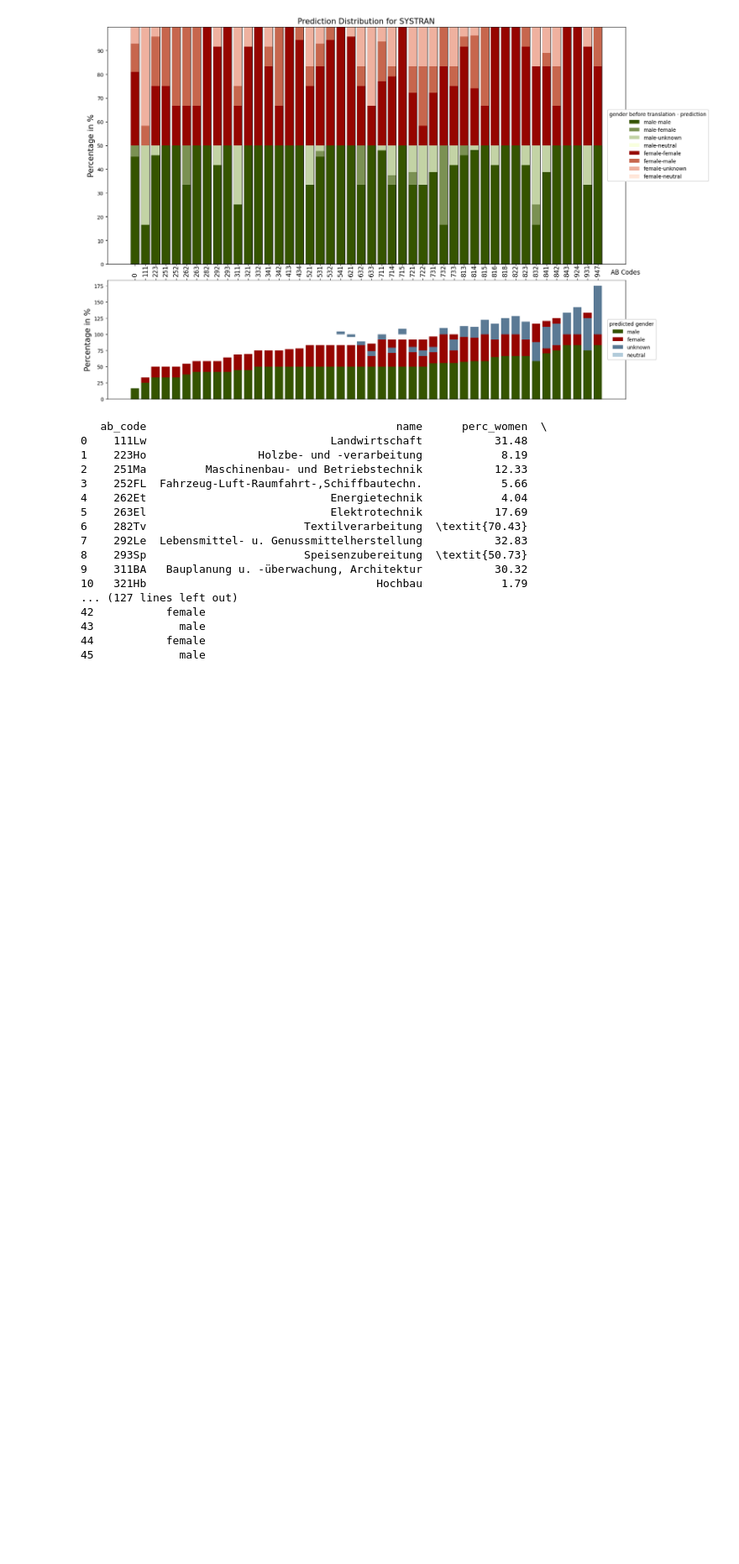
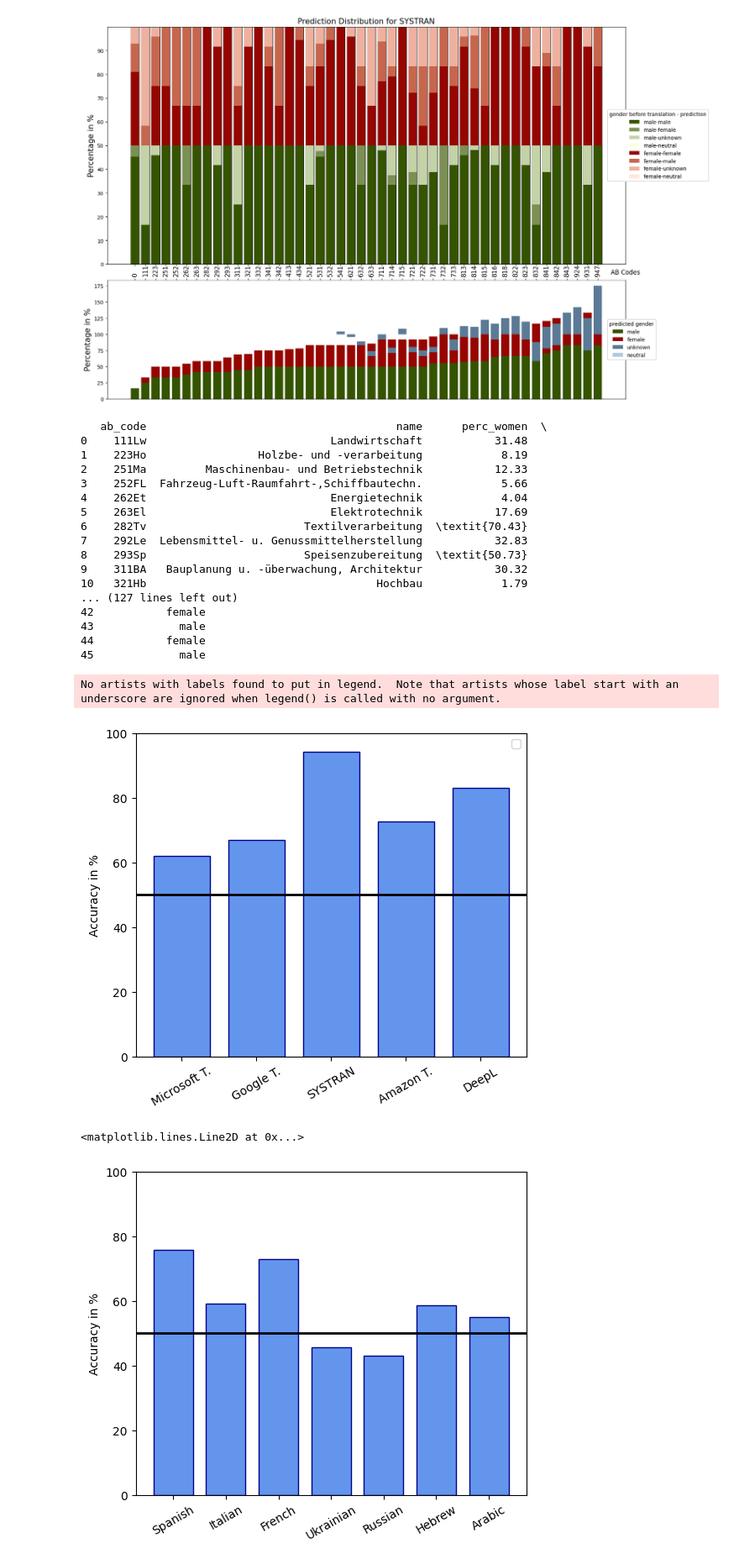
Before and after one commit to michellekappl/mt_gender_german, a Jupyter notebook: src/german/statistics/statistics.ipynb, the cells around one changed output. Shown at 84% size. Cells and saved outputs as stored; diff of their text form; code cells hidden in the pictures; blank space fills up the shorter version.

Commit message:
new stats

```diff
--- a/src/german/statistics/statistics.ipynb
+++ b/src/german/statistics/statistics.ipynb
@@ -13,7 +13,7 @@ def concat_stats(model, lang):
     pw = pd.read_csv(f'../data/human/{model}/{lang}/pro_wmt/{lang}.pred_stats.csv')
 
     stats = pd.DataFrame([n.mean(axis=0), a.mean(axis=0), p.mean(axis=0), aw.mean(axis=0), pw.mean(axis=0)])
-    acc_wo_unk = n.mean(axis=0)['acc'] * (n.mean(axis=0)['pred_m'] + n.mean(axis=0)['pred_f'] + n.mean(axis=0)['pred_n'])/ (n.mean(axis=0)['pred_m'] + n.mean(axis=0)['pred_f'] - n.mean(axis=0)['unk_m'] - n.mean(axis=0)['unk_f'] + n.mean(axis=0)['pred_n'])
+    f1wo_unk = n.mean(axis=0)['acc'] * (n.mean(axis=0)['pred_m'] + n.mean(axis=0)['pred_f'] + n.mean(axis=0)['pred_n'])/ (n.mean(axis=0)['pred_m'] + n.mean(axis=0)['pred_f'] - n.mean(axis=0)['unk_m'] - n.mean(axis=0)['unk_f'] + n.mean(axis=0)['pred_n'])
     new_row = [f'{model}_{lang}', n.mean(axis=0)['acc'], (n.mean(axis=0)['f1_m']-n.mean(axis=0)['f1_f']), (p.mean(axis=0)['acc']-a.mean(axis=0)['acc']), (pw.mean(axis=0)['acc']-aw.mean(axis=0)['acc']), ((n.mean(axis=0)['unk_f'] + n.mean(axis=0)['unk_m'])/288)*100, acc_wo_unk]
 
     stats.insert(0, 'stereotype', [f'{model}_{lang}', 'anti', 'pro', 'anti_wmt', 'pro_wmt'])
@@ -268,7 +268,7 @@ fig, ax1 = plt.subplots(1, figsize=(9,9))
 names = ['Microsoft Translator', 'Google Translate', 'SYSTRAN', 'Amazon Translate', 'DeepL']
 
 for i, mt in enumerate(['bing', 'google', 'systran', 'aws', 'deepl']):
-    df = pd.read_csv(f'../data/job_instances/pred_{mt}_job_stats.csv')
+    df = pd.read_csv(f'../statistics/job_instances/pred_{mt}_job_stats.csv')
     df.sort_values(by=['ab_code'], inplace=True)
 
     df['gold_male_perc'] = df['gold_male_perc'] - 50
@@ -337,7 +337,7 @@ fig.text(0.514, 0.3, 'Balanced\nGender Distribution', ha='center', va='center',
 
 
 ab_code_to_color = dict(zip(df['ab_code'], job_class_colors))
-stat = pd.read_csv('./job_data_arbeitsamt_.csv')
+stat = pd.read_csv('../job_data_arbeitsamt_with_short.csv')
 
 # Create legend handles and labels for each ab_code
 legend_handles = [plt.Line2D([0], [0], marker='o', color='w', label=stat.ab_code[i],
@@ -643,3 +644,65 @@ stat.to_latex('../data/job_stats_percdf.tex', columns = ['ab_code', 'name','jobs
 43             male
 44           female
 45             male
+# %%
+### Vortrag
+
+import numpy as np
+import matplotlib.pyplot as plt
+import pandas as pd
+
+mt = ['bing', 'google', 'systran', 'aws']
+lang = ['it', 'fr', 'uk', 'ru', 'es', 'he', 'ar']
+
+
+it = df[df['stereotype'].str.contains('it', case=False)]
+fr = df[df['stereotype'].str.contains('fr', case=False)]
+uk = df[df['stereotype'].str.contains('uk', case=False)]
+ru = df[df['stereotype'].str.contains('ru', case=False)]
+es = df[df['stereotype'].str.contains('es', case=False)]
+
+he = df[df['stereotype'].str.contains('he', case=False)]
+ar = df[df['stereotype'].str.contains('ar', case=False)]
+
+bing = df[df['stereotype'].str.contains('bing', case=False)][['f1_m','f1_f']].mean()
+bing_acc = df[df['stereotype'].str.contains('bing', case=False)][['acc']].mean()
+google = df[df['stereotype'].str.contains('google', case=False)][['f1_m','f1_f']].mean()
+google_acc = df[df['stereotype'].str.contains('google', case=False)][['acc']].mean()
+systran = df[df['stereotype'].str.contains('systran', case=False)][['f1_m','f1_f']].mean()
+systran_acc = df[df['stereotype'].str.contains('systran', case=False)][['acc']].mean()
+aws = df[df['stereotype'].str.contains('aws', case=False)][['f1_m','f1_f']].mean()
+aws_acc = df[df['stereotype'].str.contains('aws', case=False)][['acc']].mean()
+deepl = df[df['stereotype'].str.contains('deepl', case=False)][['f1_m','f1_f']].mean()
+deepl_acc = df[df['stereotype'].str.contains('deepl', case=False)][['acc']].mean()
+
+all_mt = [bing, google, systran, aws, deepl]
+
+plt.figure(figsize=(6, 5))
+
+# plot spanish acc
+plt.bar(x=['Microsoft T.', 'Google T.', 'SYSTRAN', 'Amazon T.', 'DeepL'], height = es['acc'], width=0.75, color='cornflowerblue', edgecolor='darkblue')
+#set x labels vertical
+plt.xticks(rotation=750)
+
+plt.ylabel('Accuracy in %')
+plt.ylim(0,100)
+#plot a horizontal line at 50%
+plt.axhline(50, c='k', lw=2)
+
+plt.legend()# Show the plot
+plt.show()
+
+plt.figure(figsize=(6, 5))
+
+# plot all accurracies of all languages
+plt.bar(x=['Spanish', 'Italian', 'French', 'Ukrainian', 'Russian', 'Hebrew', 'Arabic'], height = [es['acc'].mean(), it['acc'].mean(), fr['acc'].mean(), uk['acc'].mean(), ru['acc'].mean(), he['acc'].mean(), ar['acc'].mean()], width=0.75, color='cornflowerblue', edgecolor='darkblue')
+#set x labels vertical
+plt.xticks(rotation=750)
+plt.ylabel('Accuracy in %')
+plt.ylim(0,100)
+plt.axhline(50, c='k', lw=2)
+# %% [output]
+No artists with labels found to put in legend.  Note that artists whose label start with an underscore are ignored when legend() is called with no argument.
+[figure, added]
+<matplotlib.lines.Line2D at 0x...>
+[figure, added]
```
Also changed, not shown: parts of 1 cell of this notebook, 2 other files.
